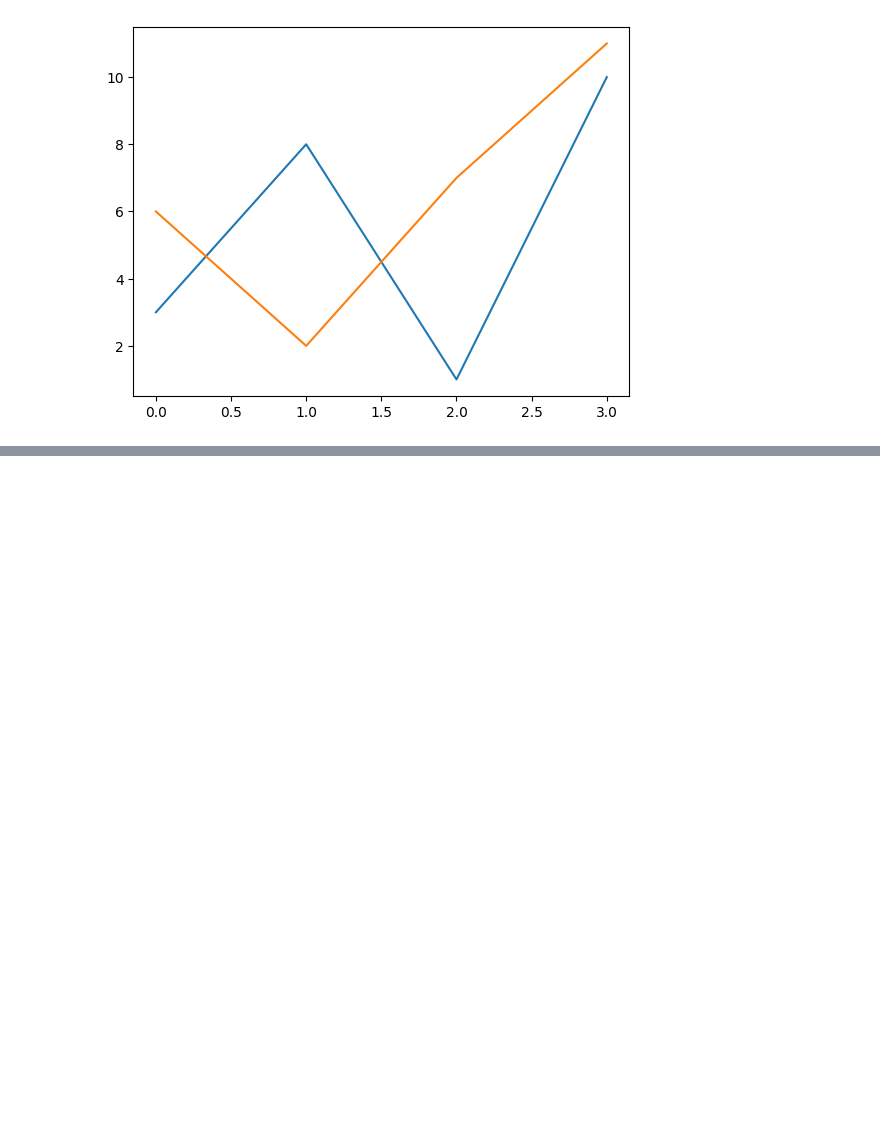
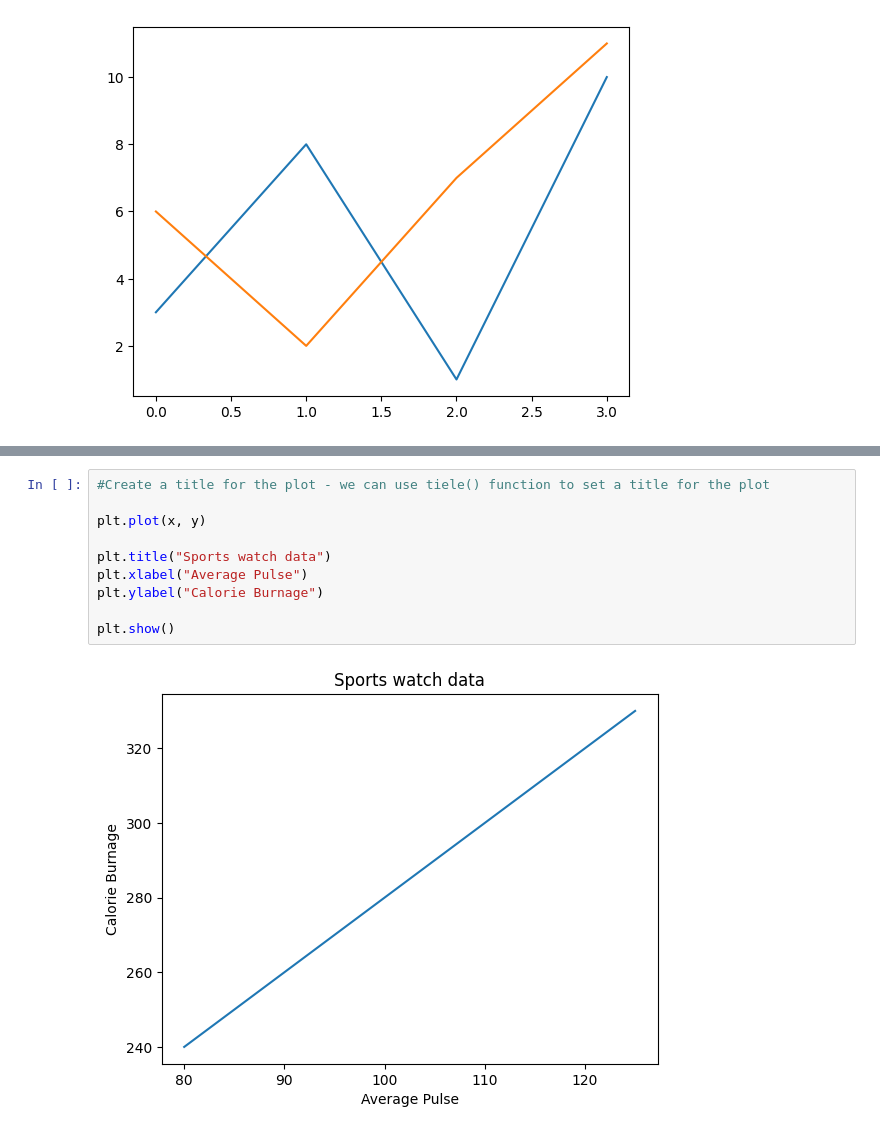
Before and after one commit to Dhanraj-SH/Learning_python, a Jupyter notebook: Mathplotlib/mathplotlib.ipynb, the cells around one changed output, grey strips where cells are left out. Saved outputs shown, nothing was run; the diff lists cells and outputs as text; blank space fills up the shorter version.

```diff
--- a/Mathplotlib/mathplotlib.ipynb
+++ b/Mathplotlib/mathplotlib.ipynb
@@ -303,0 +320,12 @@ plt.show()
+# %%
+#Create a title for the plot - we can use tiele() function to set a title for the plot
+
+plt.plot(x, y)
+
+plt.title("Sports watch data")
+plt.xlabel("Average Pulse")
+plt.ylabel("Calorie Burnage")
+
+plt.show()
+# %% [output]
+[figure, added]
```
Also changed, not shown: parts of 28 cells of this notebook.
